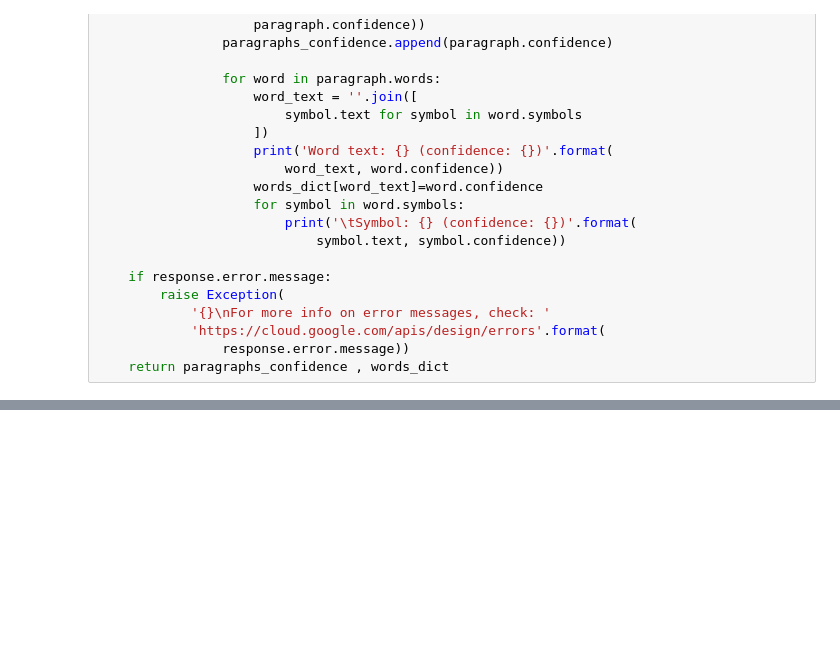
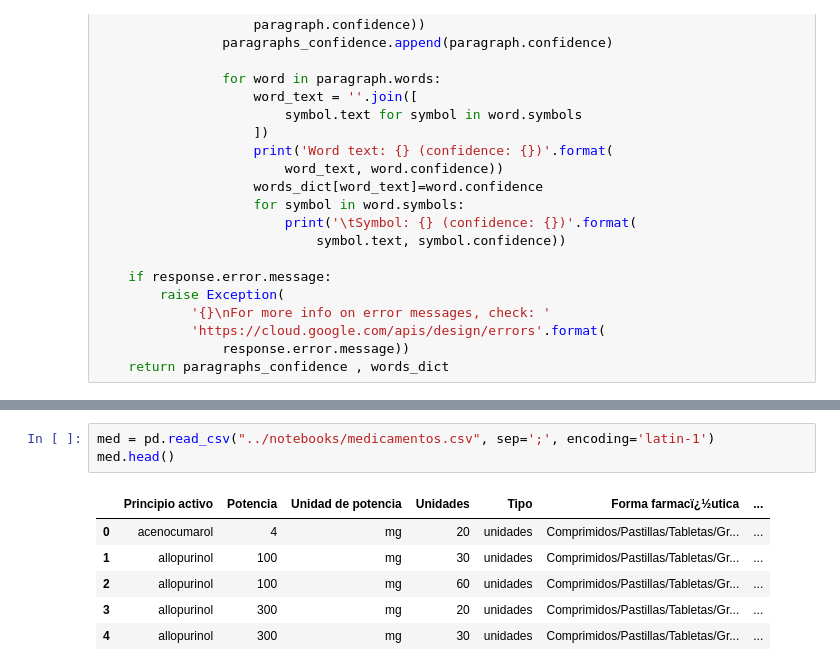
Before and after one commit to joaquinallaio/CAROL, a Jupyter notebook: notebooks/predict_values.ipynb, the cells around one changed output, grey strips where cells are left out. Saved outputs shown, nothing was run; the diff lists cells and outputs as text; blank space fills up the shorter version.

Commit message:
change prescription names & modified notebooks

```diff
--- a/notebooks/predict_values.ipynb
+++ b/notebooks/predict_values.ipynb
@@ -248,0 +434,10 @@ print('hola')
+# %%
+med = pd.read_csv("../notebooks/medicamentos.csv", sep=';', encoding='latin-1')
+med.head()
+# %% [output]
+|  | Principio activo | Potencia | Unidad de potencia | Unidades | Tipo | Forma farmacï¿½utica | ... |
+| 0 | acenocumarol | 4 | mg | 20 | unidades | Comprimidos/Pastillas/Tabletas/Gr... | ... |
+| 1 | allopurinol | 100 | mg | 30 | unidades | Comprimidos/Pastillas/Tabletas/Gr... | ... |
+| 2 | allopurinol | 100 | mg | 60 | unidades | Comprimidos/Pastillas/Tabletas/Gr... | ... |
+| 3 | allopurinol | 300 | mg | 20 | unidades | Comprimidos/Pastillas/Tabletas/Gr... | ... |
+| 4 | allopurinol | 300 | mg | 30 | unidades | Comprimidos/Pastillas/Tabletas/Gr... | ... |
```
Also changed, not shown: parts of 65 cells of this notebook, 32 other files.
